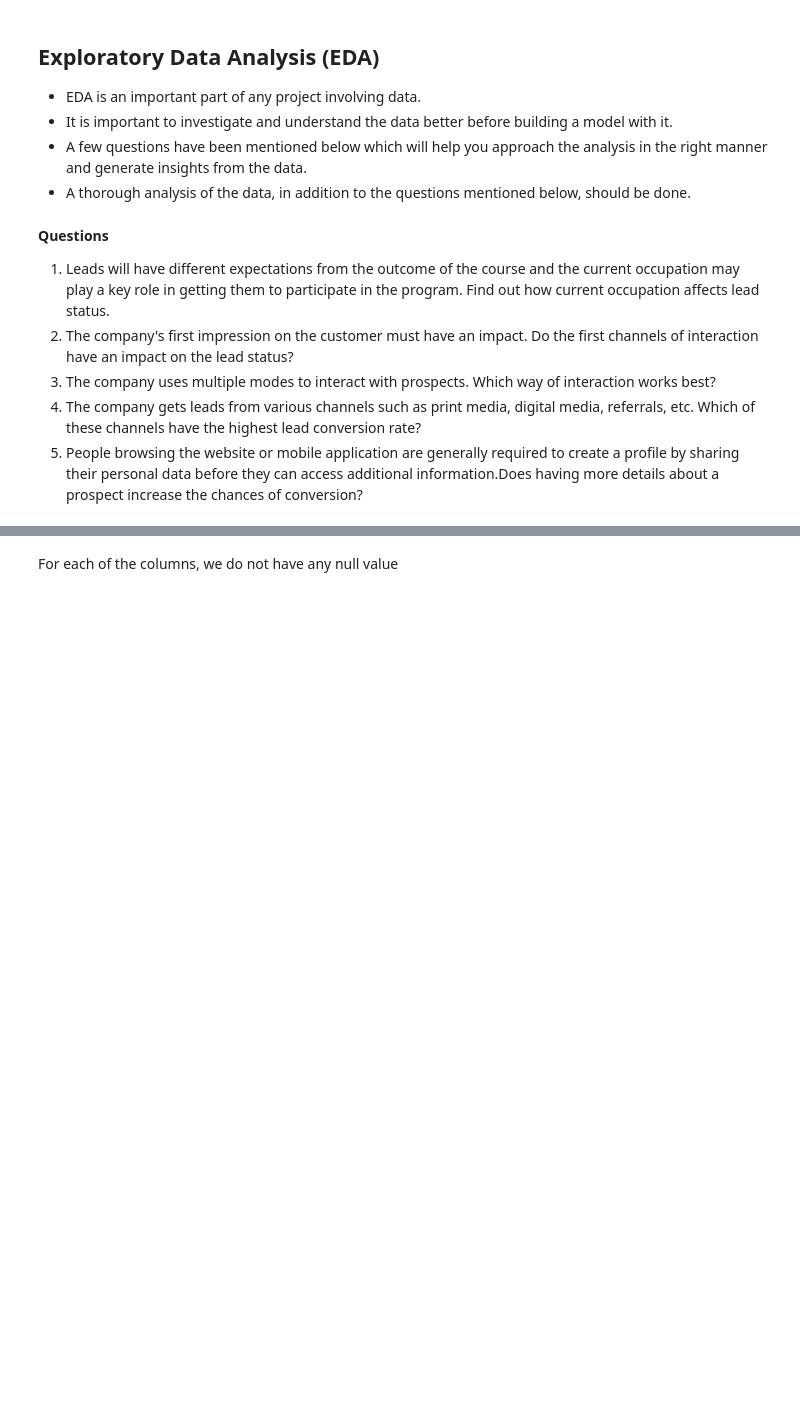
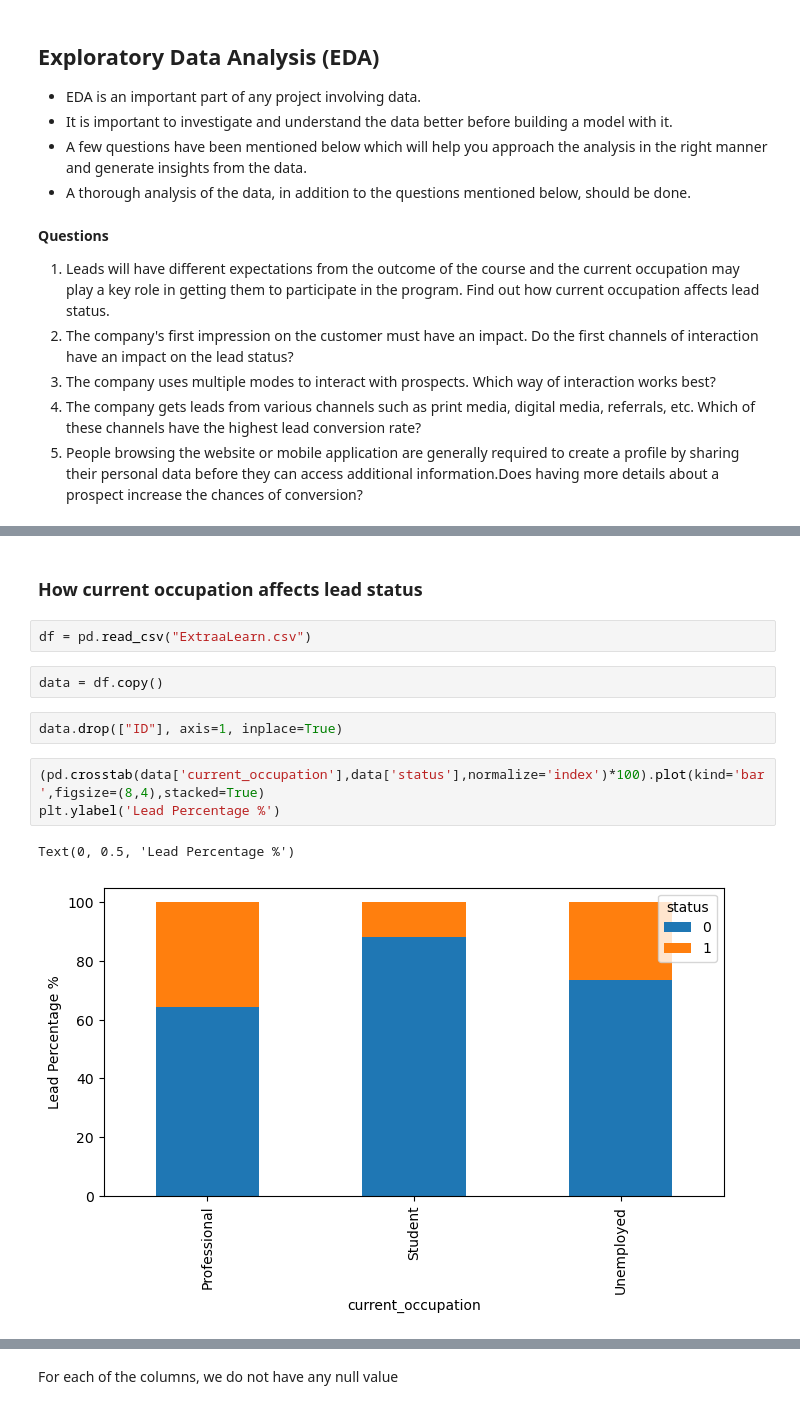
Before and after one commit to Tsungie/Classification-and-Hypothesis-Testing, a Jupyter notebook: Learner+Notebook+-+Full+Code+Version+-+Potential+Customers+Prediction.ipynb, the cells around one changed output, grey strips where cells are left out. Cells and saved outputs as stored; diff of their text form; blank space fills up the shorter version.

```diff
--- a/Learner+Notebook+-+Full+Code+Version+-+Potential+Customers+Prediction.ipynb
+++ b/Learner+Notebook+-+Full+Code+Version+-+Potential+Customers+Prediction.ipynb
@@ -376,0 +525,14 @@ dtype: int64
+# %% [markdown]
+### **How current occupation affects lead status**
+# %%
+df = pd.read_csv("ExtraaLearn.csv")
+# %%
+data = df.copy()
+# %%
+data.drop(["ID"], axis=1, inplace=True)
+# %%
+(pd.crosstab(data['current_occupation'],data['status'],normalize='index')*100).plot(kind='bar',figsize=(8,4),stacked=True)
+plt.ylabel('Lead Percentage %')
+# %% [output]
+Text(0, 0.5, 'Lead Percentage %')
+[figure, added]
```
Also changed, not shown: parts of 128 cells of this notebook.
